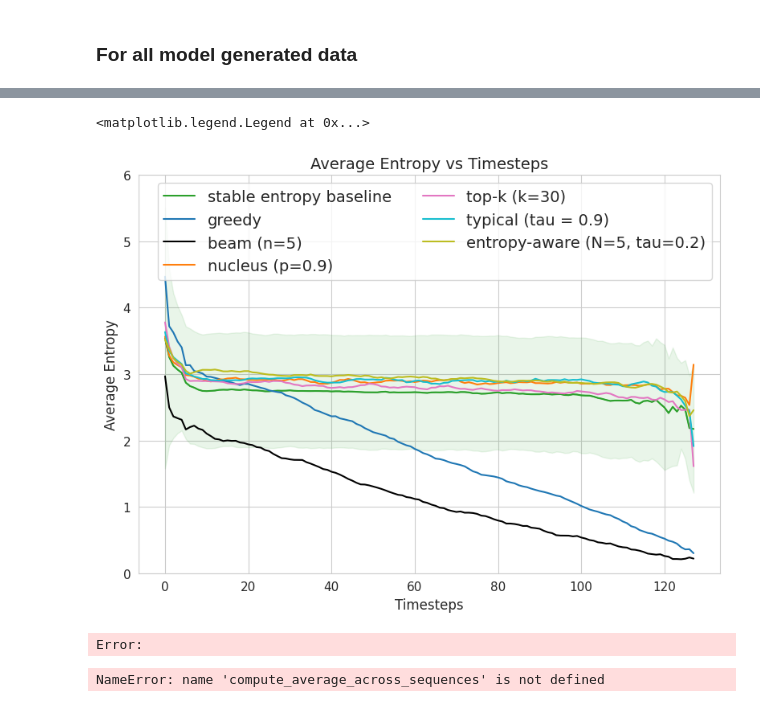
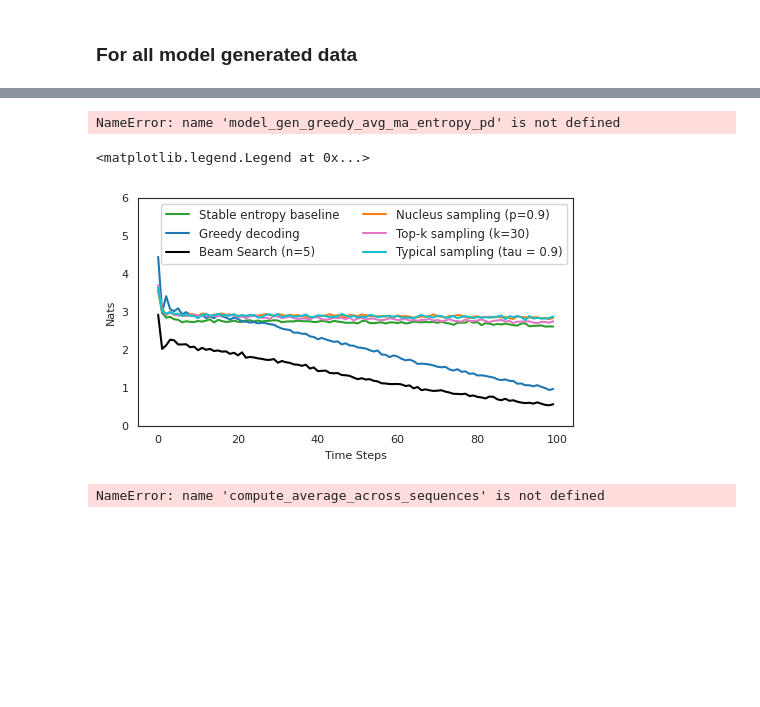
Before and after one commit to kushalarora/stable_entropy_hypothesis, a Jupyter notebook: text_completion/wiki/gpt2_wiki_prompt.ipynb, the cells around one changed output, grey strips where cells are left out. Drawn from its saved outputs; the diff is of its cells as text; code cells hidden in the pictures; blank space fills up the shorter version.

```diff
--- a/text_completion/wiki/gpt2_wiki_prompt.ipynb
+++ b/text_completion/wiki/gpt2_wiki_prompt.ipynb
@@ -1191,6 +1231,6 @@ OutOfMemoryError: CUDA out of memory. Tried to allocate 20.00 MiB (GPU 0; 39.25
 # %%
 # Beam
-# model_gen_beam_avg_entropy_pd, model_gen_greedy_entropies = compute_average_across_sequences(model_beam_dataframe, gpt2_model, tokenizer, column_prefix='model_generated_beam',  max_len=MAX_LEN, num_seq=NUM_SEQ, cache=True)
+model_gen_beam_avg_entropy_pd, model_gen_greedy_entropies = compute_average_across_sequences(model_beam_dataframe, gpt2_model, tokenizer, column_prefix='model_generated_beam',  max_len=MAX_LEN, num_seq=NUM_SEQ, cache=True)
 
-model_gen_beam_avg_ma_entropy_pd, model_gen_greedy_ma_entropies = compute_average_across_sequences(model_beam_dataframe, gpt2_model, tokenizer, column_prefix='model_generated_beam', width=5,  max_len=MAX_LEN, to_be_averaged="entropy_ma", num_seq=NUM_SEQ, cache=True)
+# model_gen_beam_avg_ma_entropy_pd, model_gen_greedy_ma_entropies = compute_average_across_sequences(model_beam_dataframe, gpt2_model, tokenizer, column_prefix='model_generated_beam', width=5,  max_len=MAX_LEN, to_be_averaged="entropy_ma", num_seq=NUM_SEQ, cache=True)
 # %% [output]
@@ -1200,6 +1240,6 @@ Loading from:
 # %%
 # Nucleus
-# model_gen_nucleus_avg_entropy_pd, model_gen_nucleus_entropies = compute_average_across_sequences(model_nucleus_dataframe, gpt2_model, tokenizer, column_prefix='model_generated_nucleus',  max_len=MAX_LEN, num_seq=NUM_SEQ, cache=True)
+model_gen_nucleus_avg_entropy_pd, model_gen_nucleus_entropies = compute_average_across_sequences(model_nucleus_dataframe, gpt2_model, tokenizer, column_prefix='model_generated_nucleus',  max_len=MAX_LEN, num_seq=NUM_SEQ, cache=True)
 
-model_gen_nucleus_avg_ma_entropy_pd, model_gen_nucleus_ma_entropies = compute_average_across_sequences(model_nucleus_dataframe, gpt2_model, tokenizer, column_prefix='model_generated_nucleus', width=5,  max_len=MAX_LEN, to_be_averaged="entropy_ma", num_seq=NUM_SEQ, cache=True)
+# model_gen_nucleus_avg_ma_entropy_pd, model_gen_nucleus_ma_entropies = compute_average_across_sequences(model_nucleus_dataframe, gpt2_model, tokenizer, column_prefix='model_generated_nucleus', width=5,  max_len=MAX_LEN, to_be_averaged="entropy_ma", num_seq=NUM_SEQ, cache=True)
 # %% [output]
@@ -1209,6 +1249,6 @@ Loading from:
 # %%
 # Topk
-# model_gen_topk_avg_entropy_pd, model_gen_topk_entropies = compute_average_across_sequences(model_topk_dataframe, gpt2_model, tokenizer, column_prefix='model_generated_topk',  max_len=MAX_LEN, num_seq=NUM_SEQ, cache=True)
+model_gen_topk_avg_entropy_pd, model_gen_topk_entropies = compute_average_across_sequences(model_topk_dataframe, gpt2_model, tokenizer, column_prefix='model_generated_topk',  max_len=MAX_LEN, num_seq=NUM_SEQ, cache=True)
 
-model_gen_topk_avg_ma_entropy_pd, model_gen_topk_ma_entropies = compute_average_across_sequences(model_topk_dataframe, gpt2_model, tokenizer, column_prefix='model_generated_topk', width=5,  max_len=MAX_LEN, to_be_averaged="entropy_ma", num_seq=NUM_SEQ, cache=True)
+# model_gen_topk_avg_ma_entropy_pd, model_gen_topk_ma_entropies = compute_average_across_sequences(model_topk_dataframe, gpt2_model, tokenizer, column_prefix='model_generated_topk', width=5,  max_len=MAX_LEN, to_be_averaged="entropy_ma", num_seq=NUM_SEQ, cache=True)
 # %% [output]
@@ -1218,6 +1258,6 @@ Loading from:
 # %%
 # Typical Decoding
-# model_gen_typical_avg_entropy_pd, model_gen_typical_entropies = compute_average_across_sequences(model_typical_dataframe, gpt2_model, tokenizer, column_prefix='model_generated_typical_search',  max_len=MAX_LEN, num_seq=NUM_SEQ, cache=True)
+model_gen_typical_avg_entropy_pd, model_gen_typical_entropies = compute_average_across_sequences(model_typical_dataframe, gpt2_model, tokenizer, column_prefix='model_generated_typical_search',  max_len=MAX_LEN, num_seq=NUM_SEQ, cache=True)
 
-model_gen_typical_avg_ma_entropy_pd, model_gen_typical_ma_entropies = compute_average_across_sequences(model_typical_dataframe, gpt2_model, tokenizer, column_prefix='model_generated_typical_decoding', width=5,  max_len=MAX_LEN, to_be_averaged="entropy_ma", num_seq=NUM_SEQ, cache=True)
+# model_gen_typical_avg_ma_entropy_pd, model_gen_typical_ma_entropies = compute_average_across_sequences(model_typical_dataframe, gpt2_model, tokenizer, column_prefix='model_generated_typical_decoding', width=5,  max_len=MAX_LEN, to_be_averaged="entropy_ma", num_seq=NUM_SEQ, cache=True)
 # %% [output]
@@ -1256,13 +1294,44 @@ model_vs_human_avg_entropies.plot(
     xlabel="Timesteps",
     ylabel="Average Entropy",
     style=styles,
+    ylim=(0,6),
     ax=ax
 )
 plt.legend(fontsize=14, ncol=2)
 # %% [output]
-<matplotlib.legend.Legend at 0x...>
+NameError: name 'model_gen_greedy_avg_ma_entropy_pd' is not defined
-[figure, removed]
-Error:
+# %%
+model_vs_human_avg_entropies = pd.concat([human_avg_entropy_pd, model_gen_greedy_avg_entropy_pd,  model_gen_beam_avg_entropy_pd, model_gen_nucleus_avg_entropy_pd, model_gen_topk_avg_entropy_pd, model_gen_typical_avg_entropy_pd],axis=1)
+
+model_vs_human_avg_entropies = model_vs_human_avg_entropies.drop(["Unnamed: 0"], axis=1)
+
+model_vs_human_avg_entropies = model_vs_human_avg_entropies.rename(columns={
+                                                   'human_generated_entropy': 'Stable entropy baseline',
+                                                   'model_generated_greedy_entropy':'Greedy decoding',
+                                                   'model_generated_beam_entropy': 'Beam Search (n=5)',
+                                                   'model_generated_nucleus_entropy': 'Nucleus sampling (p=0.9)',
+                                                   'model_generated_topk_entropy': 'Top-k sampling (k=30)',
+                                                   'model_generated_typical_search_entropy': 'Typical sampling (tau = 0.9)'})
+figsize=(5,3)
+fig, ax = plt.subplots(figsize=figsize, tight_layout=True)
+
+# plot_avg_entropies_mean_std(human_ma_entropies, ax, 'human data entropy (averaged over 5 timesteps)', color='tab:green', std_dev=1.0, linewidth=1)
+# plot_avg_entropies_mean_std(human_entropies,  ax=ax, color='tab:green', std_dev=1.0, linewidth=1.0)
+
+styles=['tab:green', 'tab:blue', 'black', 'tab:orange', 'tab:pink', 'tab:cyan']
+model_vs_human_avg_entropies.plot(
+    # title='Average Entropy vs Timesteps',
+    figsize=figsize,
+    xlabel="Time Steps",
+    ylabel="Nats",
+    style=styles,
+    ylim=(0,6),
+    ax=ax
+)
+plt.legend(fontsize=8.5, ncol=2)
+# %% [output]
+<matplotlib.legend.Legend at 0x...>
+[figure, added]
 # %%
 model_gen_temp_1_avg_ma_entropy_pd, model_gen_temp_1_ma_entropies = compute_average_across_sequences(model_temp_1_dataframe, gpt2_model, tokenizer, column_prefix='model_generated_temp_1', width=5,  max_len=MAX_LEN, to_be_averaged="entropy_ma", num_seq=NUM_SEQ, cache=True)
 # %% [output]
```
Also changed, not shown: parts of 21 cells of this notebook, 12 other files.
